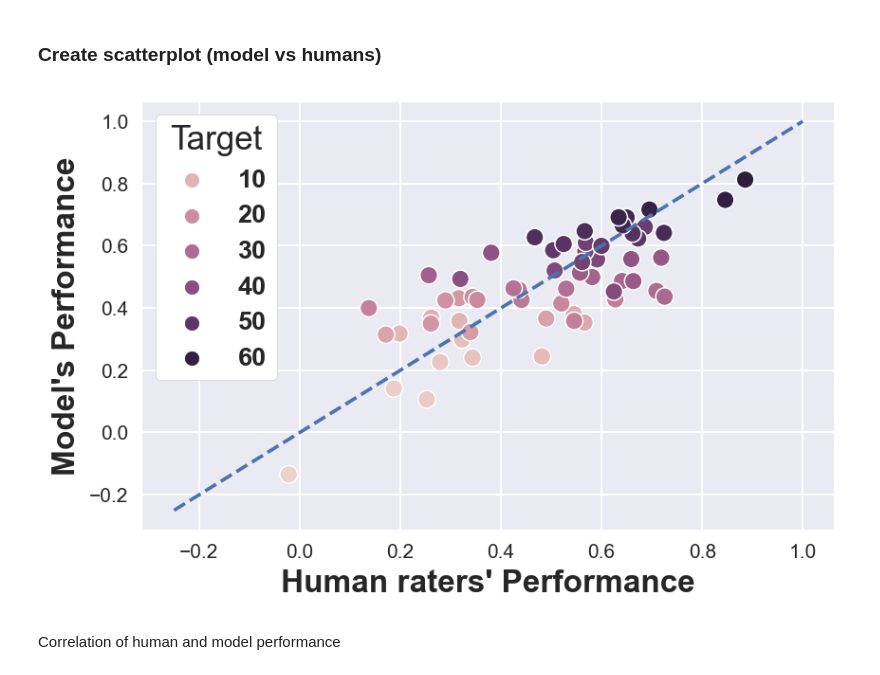
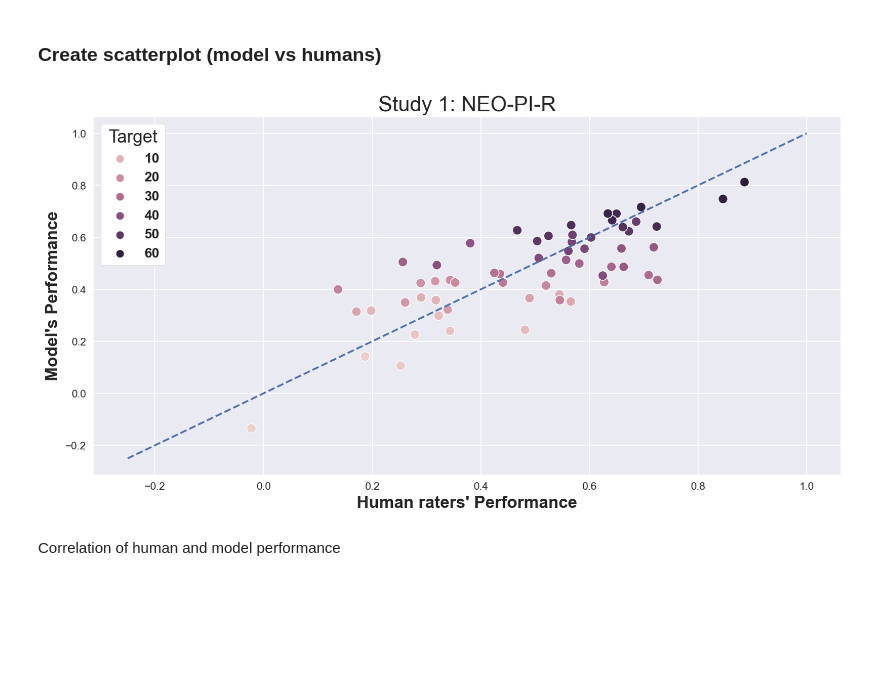
Before and after one commit to goytoom/questionnaire-embeddings, a Jupyter notebook: scripts/Study1.ipynb, the cells around one changed output. Drawn from its saved outputs; the diff is of its cells as text; code cells hidden in the pictures; blank space fills up the shorter version.

```diff
--- a/scripts/Study1.ipynb
+++ b/scripts/Study1.ipynb
@@ -782,34 +771,35 @@ plt.show()
 # %%
 # Looks balanced -> both equally good
 j = 0
 rows = []
 targets=list(range(2,62))
 for i in range(60):
   humans = nanmean(targets_h[i])
   model = nanmean(targets_m[i])
   target = targets[i]
   rows.append([humans, model, target])
 df = pd.DataFrame(rows, columns=["humans", "model", "target"])
 # color_mapping = {'25th Percentile':'red', '50th Percentile':'white', '75th Percentile':'blue'}
 
 plt.style.use("seaborn-v0_8")
-fig, ax = plt.subplots(figsize=(6, 4), dpi = 150) #figure specs
+fig, ax = plt.subplots(figsize=(11, 6), dpi = 150) #figure specs
 sns.scatterplot(data=df, x="humans", y="model", hue="target", s=80, alpha=1.0)
 
 # # Add some text for labels, title and custom x-axis tick labels, etc.
 ax.set_ylabel('Model\'s Performance', fontweight = "bold", fontsize=16)
 ax.set_xlabel('Human raters\' Performance', fontweight = "bold", fontsize=16)
 ax.legend(loc="upper left", frameon = True, framealpha = 1.0, facecolor='white', prop={'weight':'bold','size':13}, title="Target")
 ax.plot((-0.25, 1),(-0.25, 1), ls='--')
+plt.title("Study 1: NEO-PI-R", fontsize=20)
 
 fig_name = "fig4_" + chr(65+j+2) + ".pdf" #start at C (big5 is A)
-plt.savefig("../plot_data/" + fig_name, bbox_inches='tight')
+plt.savefig("../plot_data/" + fig_name, bbox_inches='tight', facecolor='w')
 
 plt.tight_layout()
 plt.subplots_adjust(hspace = 1)
 plt.show()
 # %% [output]
-[figure, old version]
+[figure, new version]
 # %% [markdown]
 Correlation of human and model performance
 # %%
```
Also changed, not shown: parts of 26 cells of this notebook, 52 other files.
